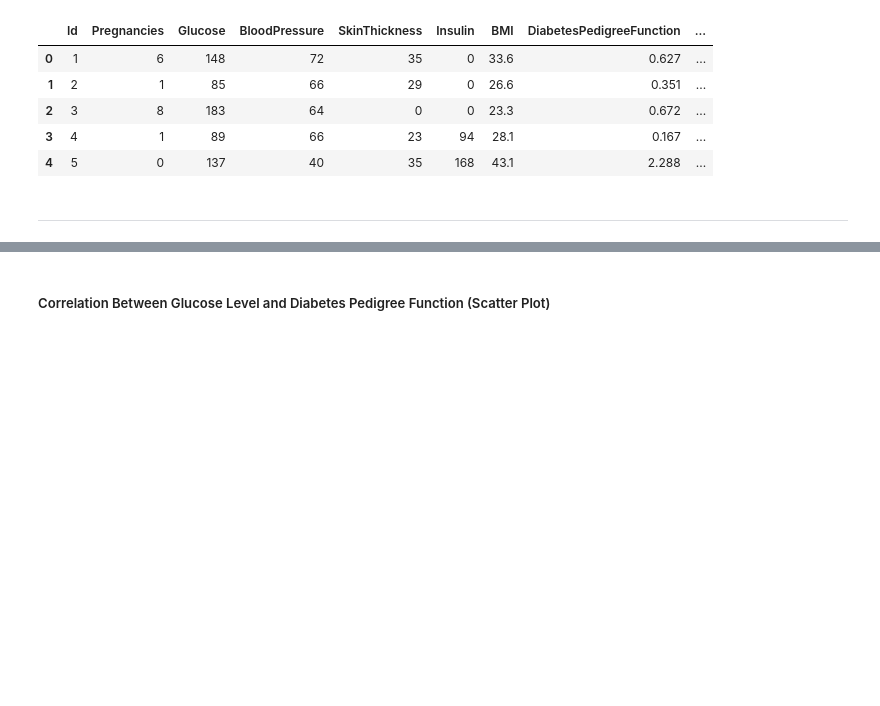
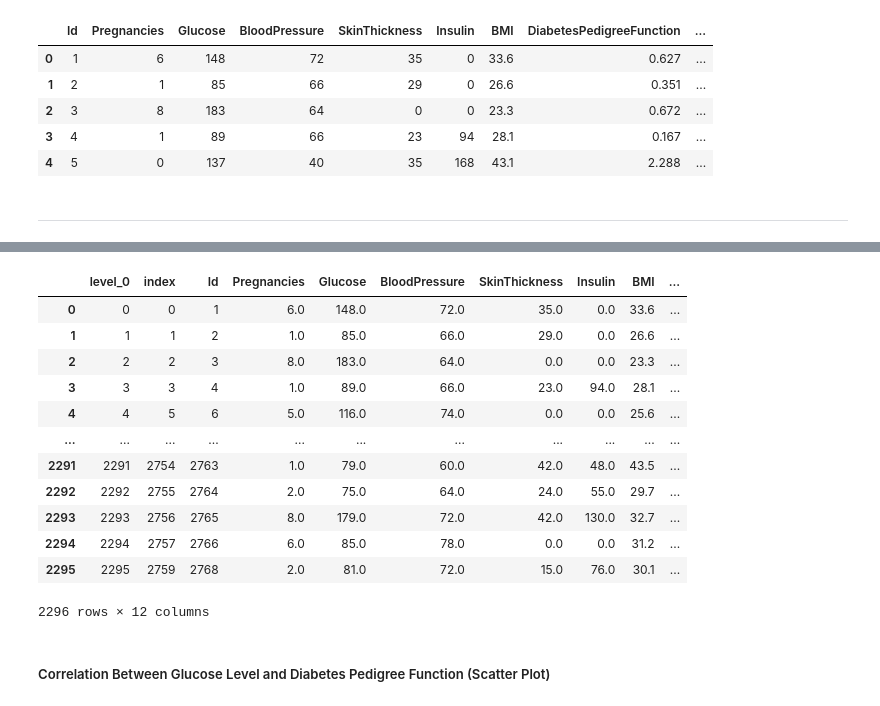
Before and after one commit to MobinaAali/demo-2, a Jupyter notebook: demo-2.ipynb, the cells around one changed output, grey strips where cells are left out. Saved outputs shown, nothing was run; the diff lists cells and outputs as text; code cells hidden in the pictures; blank space fills up the shorter version.

```diff
--- a/demo-2.ipynb
+++ b/demo-2.ipynb
@@ -90,0 +98,8 @@ df.head()
+# %%
+# Calculate the third quartile (Q3)
+
+q3 = df['Glucose'].quantile(0.75)
+# %%
+# Calculate the Interquartile Range (IQR)
+
+IQR = q3 - q1
@@ -91,2 +111,28 @@ df.head()
+# %%
+# Drop outliers from 'Glucose' column
+
+outliers_dropped = df[~((df<(q1-1.5*IQR)) | (df>(q3+1.5*IQR)))]
+# %%
+# Reset the index
+
+outliers_dropped.reset_index(drop=True, inplace=True)
+# %%
+# Print 'Glucose' Column without outliers
+
+outliers_dropped
+# %% [output]
+|  | level_0 | index | Id | Pregnancies | Glucose | BloodPressure | SkinThickness | Insulin | BMI | ... |
+| 0 | 0 | 0 | 1 | 6.0 | 148.0 | 72.0 | 35.0 | 0.0 | 33.6 | ... |
+| 1 | 1 | 1 | 2 | 1.0 | 85.0 | 66.0 | 29.0 | 0.0 | 26.6 | ... |
+| 2 | 2 | 2 | 3 | 8.0 | 183.0 | 64.0 | 0.0 | 0.0 | 23.3 | ... |
+| 3 | 3 | 3 | 4 | 1.0 | 89.0 | 66.0 | 23.0 | 94.0 | 28.1 | ... |
+| 4 | 4 | 5 | 6 | 5.0 | 116.0 | 74.0 | 0.0 | 0.0 | 25.6 | ... |
+| ... | ... | ... | ... | ... | ... | ... | ... | ... | ... | ... |
+| 2291 | 2291 | 2754 | 2763 | 1.0 | 79.0 | 60.0 | 42.0 | 48.0 | 43.5 | ... |
+| 2292 | 2292 | 2755 | 2764 | 2.0 | 75.0 | 64.0 | 24.0 | 55.0 | 29.7 | ... |
+| 2293 | 2293 | 2756 | 2765 | 8.0 | 179.0 | 72.0 | 42.0 | 130.0 | 32.7 | ... |
+| 2294 | 2294 | 2757 | 2766 | 6.0 | 85.0 | 78.0 | 0.0 | 0.0 | 31.2 | ... |
+| 2295 | 2295 | 2759 | 2768 | 2.0 | 81.0 | 72.0 | 15.0 | 76.0 | 30.1 | ... |
+2296 rows × 12 columns
 # %% [markdown]
 ##### Correlation Between Glucose Level and Diabetes Pedigree Function (Scatter Plot)
```
Also changed, not shown: parts of 34 cells of this notebook.
